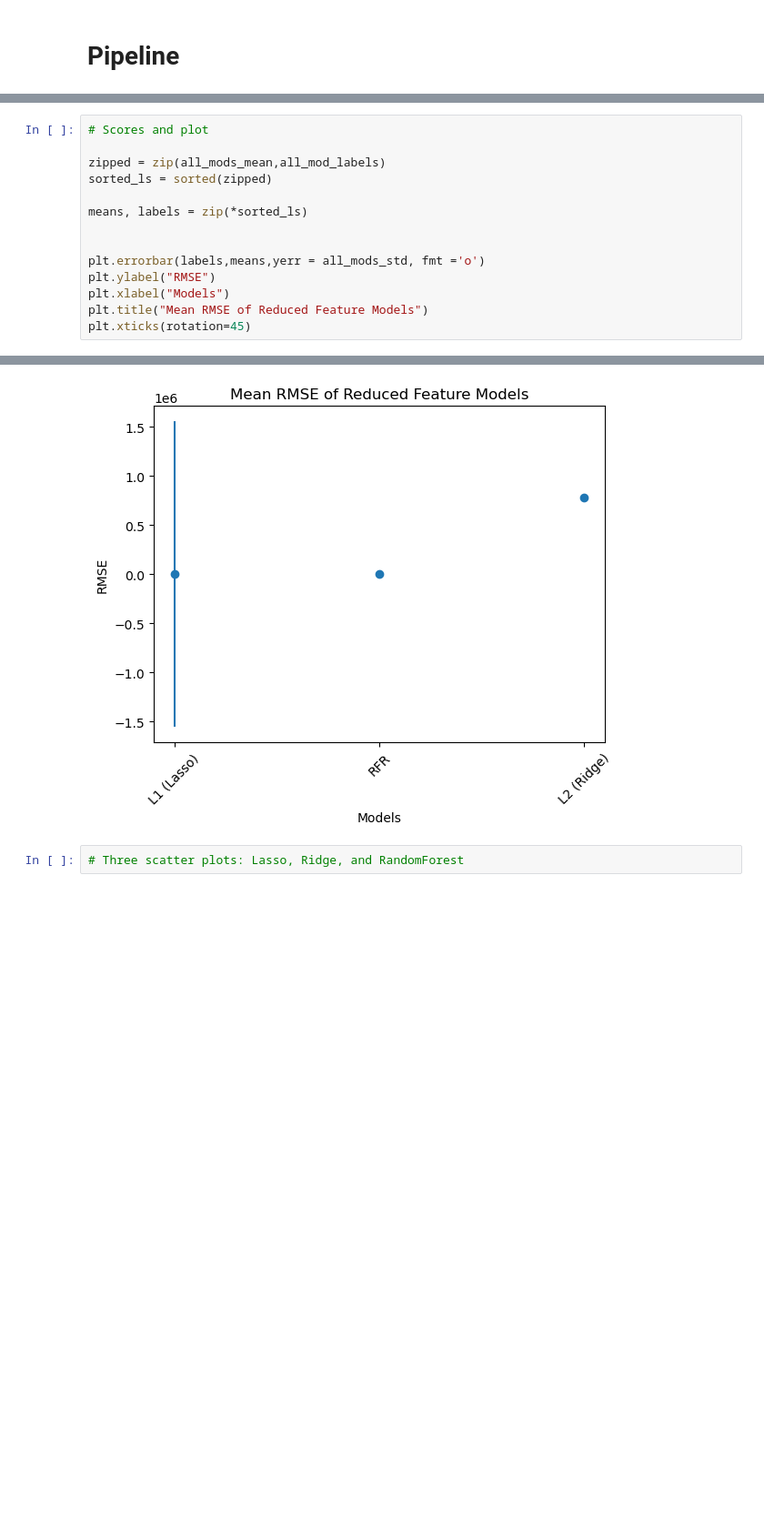
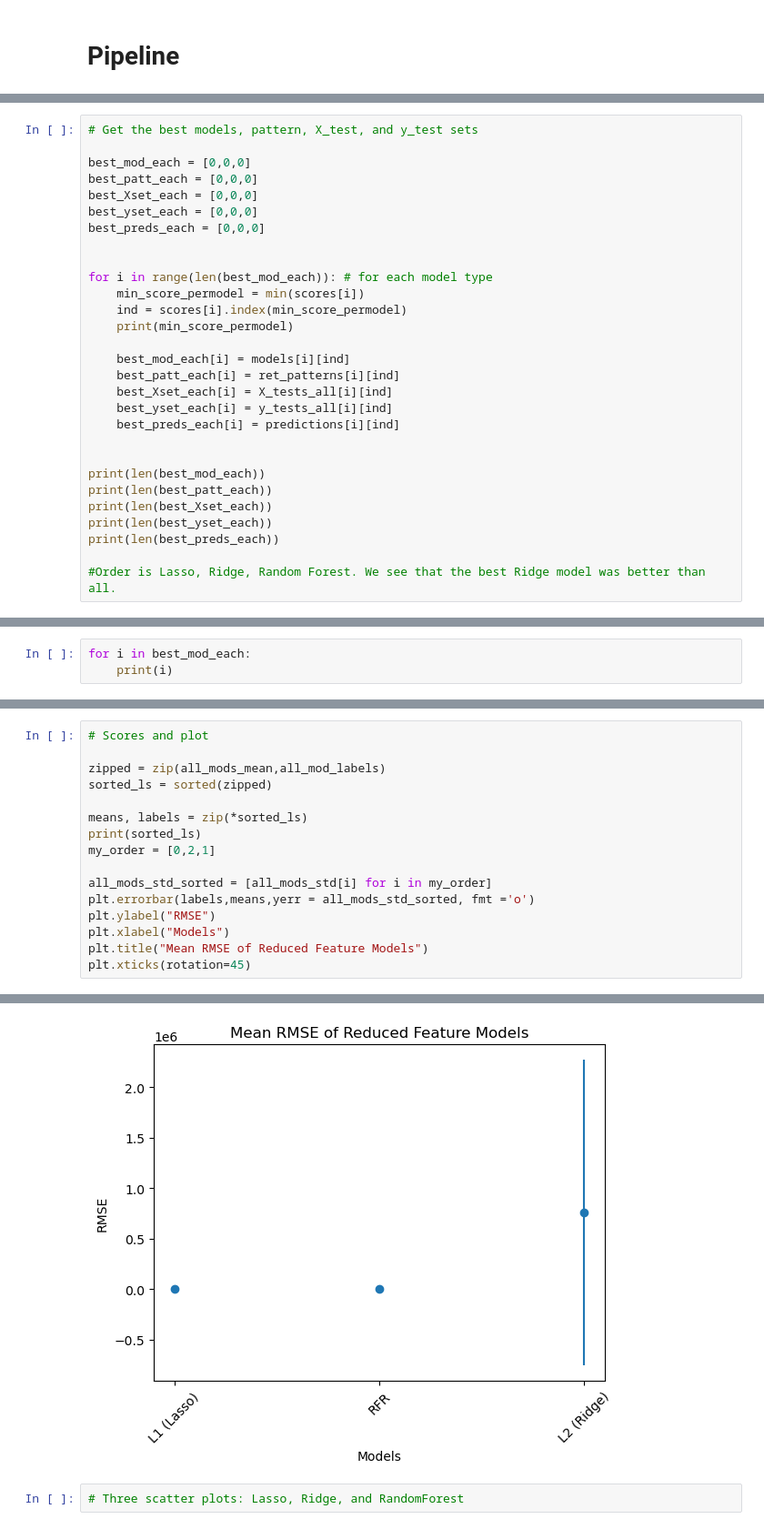
Before and after one commit to dykim3303/v4_group_class, a Jupyter notebook: V4 data/proj.ipynb, the cells around one changed output, grey strips where cells are left out. Shown at 91% size. Saved outputs shown, nothing was run; the diff lists cells and outputs as text; blank space fills up the shorter version.

```diff
--- a/V4 data/proj.ipynb
+++ b/V4 data/proj.ipynb
@@ -1936,0 +1938,29 @@ for i in range(len(saves_str)):
+# %%
+# Get the best models, pattern, X_test, and y_test sets
+
+best_mod_each = [0,0,0]
+best_patt_each = [0,0,0]
+best_Xset_each = [0,0,0]
+best_yset_each = [0,0,0]
+best_preds_each = [0,0,0]
+
+
+for i in range(len(best_mod_each)): # for each model type
+    min_score_permodel = min(scores[i])
+    ind = scores[i].index(min_score_permodel)
+    print(min_score_permodel)
+
+    best_mod_each[i] = models[i][ind]
+    best_patt_each[i] = ret_patterns[i][ind]
+    best_Xset_each[i] = X_tests_all[i][ind]
+    best_yset_each[i] = y_tests_all[i][ind]
+    best_preds_each[i] = predictions[i][ind]
+
+
+print(len(best_mod_each))
+print(len(best_patt_each))
+print(len(best_Xset_each))
+print(len(best_yset_each))
+print(len(best_preds_each))
+
+#Order is Lasso, Ridge, Random Forest. We see that the best Ridge model was better than all.
@@ -1936,0 +1992,3 @@ for i in range(len(saves_str)):
+# %%
+for i in best_mod_each:
+    print(i)
@@ -1987,9 +2185,11 @@ zipped = zip(all_mods_mean,all_mod_labels)
 sorted_ls = sorted(zipped)
 
 means, labels = zip(*sorted_ls)
+print(sorted_ls)
+my_order = [0,2,1]
 
-
-plt.errorbar(labels,means,yerr = all_mods_std, fmt ='o')
+all_mods_std_sorted = [all_mods_std[i] for i in my_order]
+plt.errorbar(labels,means,yerr = all_mods_std_sorted, fmt ='o')
 plt.ylabel("RMSE")
 plt.xlabel("Models")
 plt.title("Mean RMSE of Reduced Feature Models")
@@ -2000,4 +2201,4 @@ plt.xticks(rotation=45)
-[figure, old version]
+[figure, new version]
 # %%
 # Three scatter plots: Lasso, Ridge, and RandomForest
 # %%
```
Also changed, not shown: parts of 73 cells of this notebook, 18 other files.
